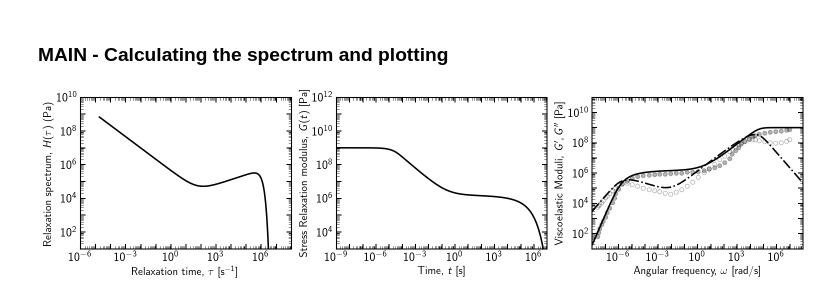
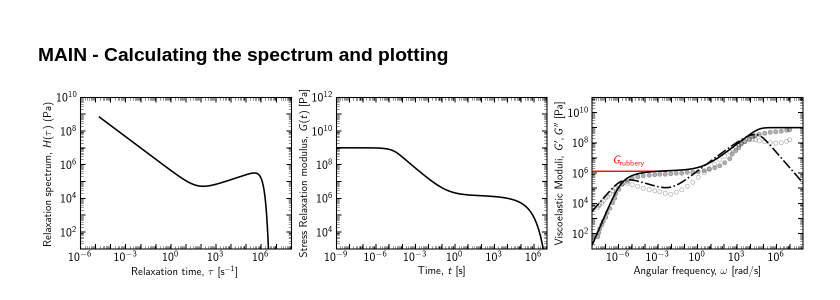
Before and after one commit to antineutrino03-hash/pedagogy, a Jupyter notebook: rhe_mbsw_misc/misc_scraping.ipynb, the cells around one changed output. Saved outputs shown, nothing was run; the diff lists cells and outputs as text; code cells hidden in the pictures.

Commit message:
New plot

```diff
--- a/rhe_mbsw_misc/misc_scraping.ipynb
+++ b/rhe_mbsw_misc/misc_scraping.ipynb
@@ -195,6 +195,10 @@ for i, tau_min in enumerate(tau_min_values):
         tau = np.logspace(np.log10(tau_min), +8, num=1000, base=10)
         htau, g_relax, gp_model, gpp_model, time, omega = compute_rheological_properties(tau, time, omega, params)
 
+        mask = (omega > 1E-4) & (omega < 1E-1)
+        rm_index = np.argmin(gpp_model[mask])
+        original_index = np.where(mask)[0][rm_index]
+
         if j == 0: # control which params are being output
             dynamic_moduli_df = pd.DataFrame({"Angular frequency": omega, "Storage modulus": gp_model, "Loss modulus": gpp_model})
             relaxation_df = pd.DataFrame({"Time": time, "Relaxation modulus": g_relax})
@@ -205,6 +209,12 @@ for i, tau_min in enumerate(tau_min_values):
             spectrum_df.to_csv(output_file + 'model_spectrum.csv', index=False)
 
         axes[0].plot(tau, htau, linestyle="-", color=colors[i+j], label=labels[i+j])
+
+
+        axes[2].hlines(y=gp_model[original_index], xmin=1E-8, xmax=omega[original_index], colors='red', linestyles='-', linewidth=2)
+        axes[2].text((1E-8 * omega[original_index]) ** 0.5, 1.8*gp_model[original_index], "$G_{\\text{rubbery}}$",
+        fontsize=16, color='red', ha='center', va='bottom', backgroundcolor="white")
+
         # axes[0].loglog(tau, htau/tau, linestyle="-", color='k', label=labels[j])
         axes[1].plot(time, g_relax, linestyle="-", color=colors[i+j], label=labels[i+j])
         axes[2].plot(omega, gp_model, linestyle="-", color=colors[i+j], label=labels[i+j])
@@ -249,31 +259,31 @@ def ycustom_labeling(val, pos):
     """ Show labels only for predefined exponents. """
     if val <= 0:
         return ""
     exponent = np.log10(val)
     if exponent in yexponents_to_label:
         return rf"$10^{{{int(exponent)}}}$"
     else:
         return ""  # Hide other labels
 
 plt.rcParams['xtick.labelsize'] = 6  # Reduce x-axis tick label size
 plt.rcParams['ytick.labelsize'] = 6
 
 for ax in axes:
 
     ax.set_xscale('log')
     ax.set_yscale('log')
 
     ax.xaxis.set_major_locator(ticker.LogLocator(base=10.0, subs=[1.0], numticks=20))
     ax.yaxis.set_major_locator(ticker.LogLocator(base=10.0, subs=[1.0], numticks=100))
 
     ax.xaxis.set_minor_locator(ticker.LogLocator(base=10.0, subs=np.arange(2, 10) * 0.1, numticks=100))
     ax.yaxis.set_minor_locator(ticker.LogLocator(base=10.0, subs=np.arange(2, 10) * 0.1, numticks=100))
 
     ax.xaxis.set_major_formatter(ticker.FuncFormatter(xcustom_labeling))
     ax.yaxis.set_major_formatter(ticker.FuncFormatter(ycustom_labeling))
 
 plt.tight_layout()
 plt.show()
 # endregion
 # %% [output]
-[figure, old version]
+[figure, new version]
```
Also changed, not shown: 2 other files.
